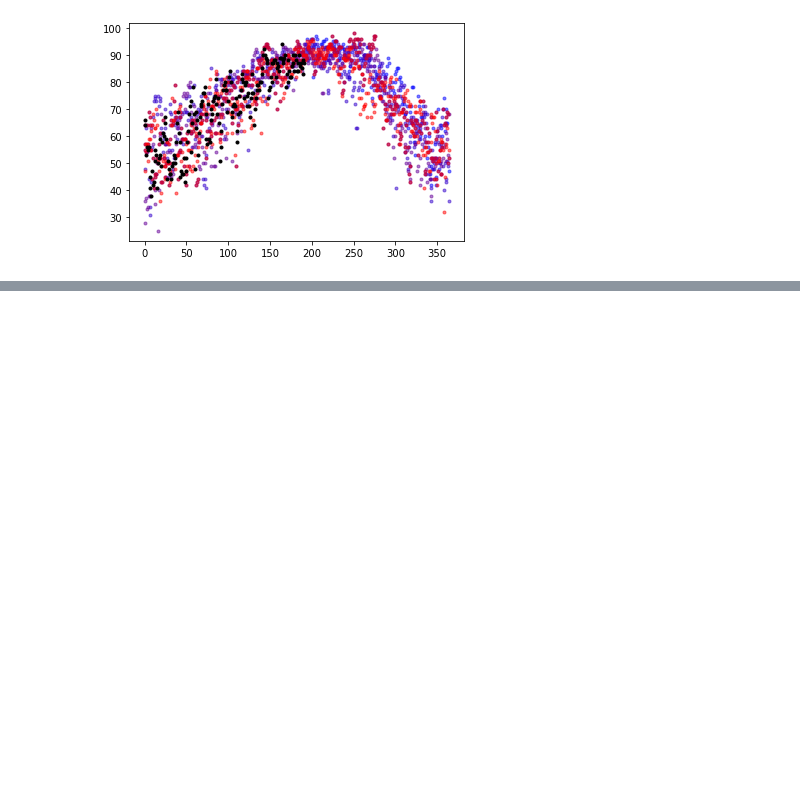
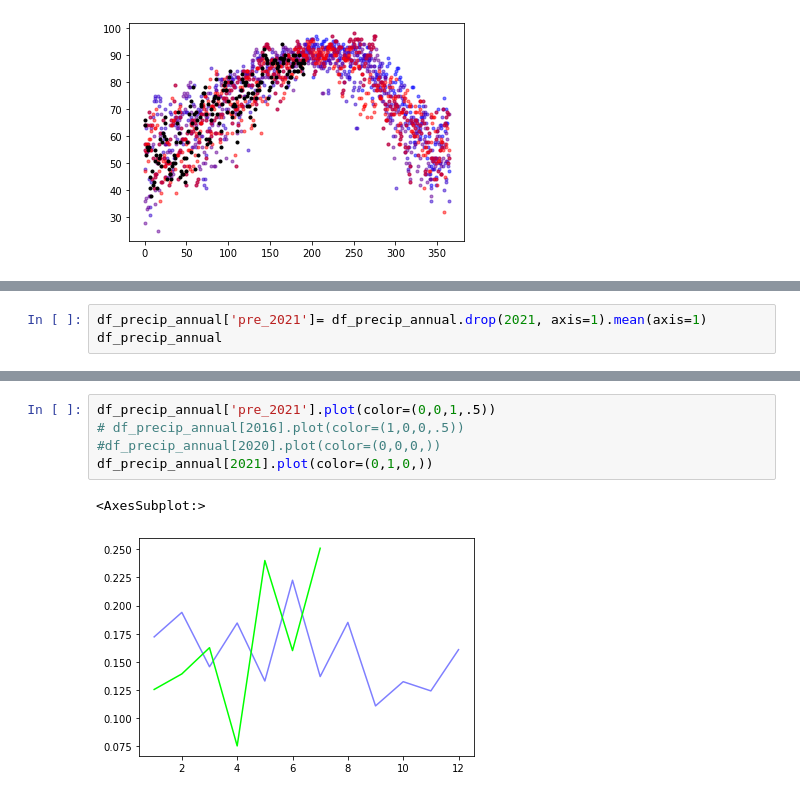
Before and after one commit to mneucollins/cliscipy, a Jupyter notebook: TimeSeriesPlotting.ipynb, the cells around one changed output, grey strips where cells are left out. Drawn from its saved outputs; the diff is of its cells as text; blank space fills up the shorter version.

```diff
--- a/TimeSeriesPlotting.ipynb
+++ b/TimeSeriesPlotting.ipynb
@@ -92,0 +243,3 @@ df_years[2021].plot(color=(0,0,0,), style=".")
+# %%
+df_precip_annual['pre_2021']= df_precip_annual.drop(2021, axis=1).mean(axis=1)
+df_precip_annual
@@ -92,0 +260,8 @@ df_years[2021].plot(color=(0,0,0,), style=".")
+# %%
+df_precip_annual['pre_2021'].plot(color=(0,0,1,.5))
+# df_precip_annual[2016].plot(color=(1,0,0,.5))
+#df_precip_annual[2020].plot(color=(0,0,0,))
+df_precip_annual[2021].plot(color=(0,1,0,))
+# %% [output]
+<AxesSubplot:>
+[figure, added]
```
Also changed, not shown: parts of 15 cells of this notebook, 1 other file.
